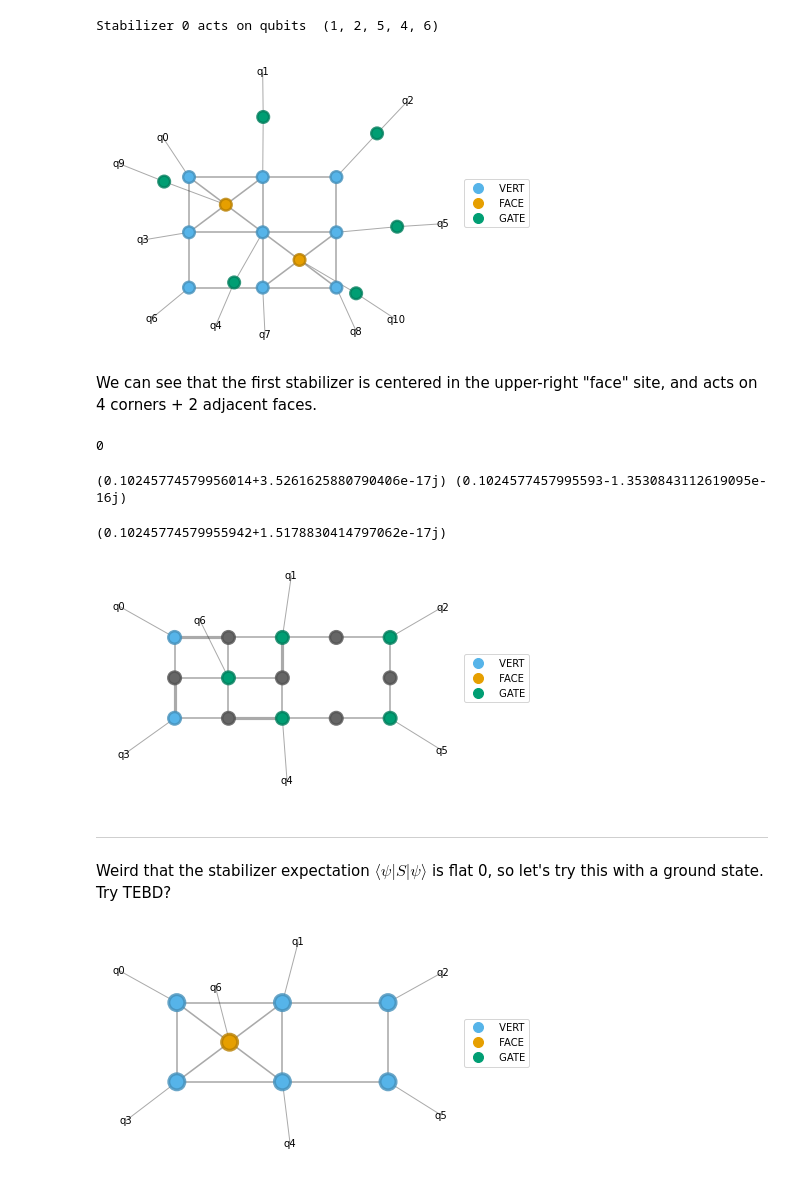
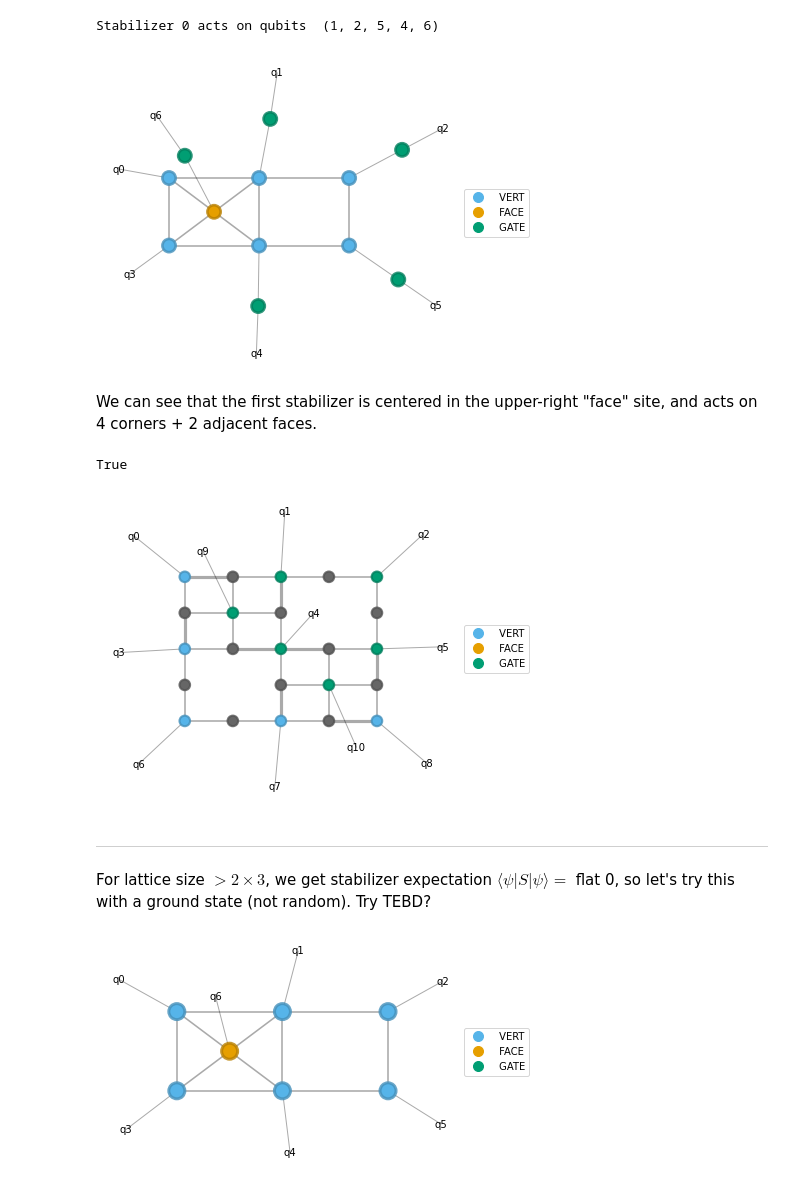
Before and after one commit to gabrielwoolls/fermion-encoding, a Jupyter notebook: Examples-Testing.ipynb, the cells around one changed output. Drawn from its saved outputs; the diff is of its cells as text; code cells hidden in the pictures.

```diff
--- a/Examples-Testing.ipynb
+++ b/Examples-Testing.ipynb
@@ -268,7 +270,8 @@ Hmm. So not that big a difference.
 ***
 The stabilizers for a lattice of shape `(Lx, Ly)` are encoded in `HamStab(Lx, Ly).gen_ham_stabilizer_lists()`, which yields pairs like *(integer qubits to act on, ordered 1-qubit gates)*
 # %%
-Hstab = beeky.HamStab(Lx=2, Ly=3)
+Lx_, Ly_ = 2, 3
+Hstab = beeky.HamStab(Lx=Lx_, Ly=Ly_)
 
 for k, (qubits, gates) in enumerate(Hstab.gen_ham_stabilizer_lists()):
     print(f"Stabilizer {k} acts on qubits ", qubits)
@@ -277,14 +280,14 @@ Stabilizer 0 acts on qubits  (1, 2, 5, 4, 6)
 # %%
 # pick the first stabilizer
 S1 = list(Hstab.gen_ham_stabilizer_lists())[0]
 
 #apply it to a state
-psi = beeky.QubitEncodeVector.rand(3, 3)
+psi = beeky.QubitEncodeVector.rand(Lx_, Ly_)
 psi.apply_stabilizer(qubits=S1[0], gates=S1[1], inplace=True, contract=False)
 
 psi.graph()
 # %% [output]
-[figure, old version]
+[figure, new version]
 # %% [markdown]
 We can see that the first stabilizer is centered in the upper-right "face" site, and acts on 4 corners + 2 adjacent faces.
 # %%
@@ -292,14 +295,15 @@ reload(beeky)
 expectations1 = [] #
 expectations2 = [] #
 
-psi = beeky.QubitEncodeVector.rand(2, 3)
+psi = beeky.QubitEncodeVector.rand(Lx_, Ly_)
 norm = psi.make_norm()^all
-for k, S in enumerate(Hstab.gen_ham_stabilizer_lists()):
-    print(k)
+
+for S in Hstab.gen_ham_stabilizer_lists():
     expectations1.append(psi.compute_stabilizer_expec(
         qubits = S[0], gates = S[1], setup_bmps=True, norm=norm))
 
-psi.setup_bmps_contraction_().normalize_()
+psi.setup_bmps_contraction_()#.normalize_()
+new_norm = psi.make_norm()^all
 
 bra = psi.copy().H
 bra.add_tag('BRA')
@@ -311,25 +315,20 @@ for S in Hstab.gen_ham_stabilizer_lists():
     S_ket = psi.apply_stabilizer(qubits=S[0], gates=S[1], inplace=False)
     S_ket.add_tag('KET')
 
-    expectations2.append((bra | S_ket).contract_boundary(**boundary_contract_opts))
+    expectations2.append((bra | S_ket).contract_boundary(**boundary_contract_opts) / new_norm)
+
+print(np.allclose(np.real(expectations1), np.real(expectations2)))
 # %% [output]
-0
+True
-# %%
-for e1, e2 in zip(expectations1, expectations2):
-    print(e1,e2)
-# %% [output]
-(0.10245774579956014+3.5261625880790406e-17j) (0.1024577457995593-1.3530843112619095e-16j)
 # %%
 S = next(Hstab.gen_ham_stabilizer_lists())
 S_ket = psi.apply_stabilizer(qubits=S[0], gates=S[1])
 S_ket.graph()
-(psi.H|S_ket)^all
 # %% [output]
-(0.10245774579955942+1.5178830414797062e-17j)
-[figure, old version]
+[figure, new version]
 # %% [markdown]
 ***
-Weird that the stabilizer expectation $\langle\psi|S|\psi\rangle$ is flat 0, so let's try this with a ground state. Try TEBD?
+For lattice size $>2\times 3$, we get stabilizer expectation $\langle\psi|S|\psi\rangle=$  flat 0, so let's try this with a ground state (not random). Try TEBD?
 # %%
 reload(beeky)
 # Hubbard parameters
```
Also changed, not shown: parts of 1 cell of this notebook, 1 other file.
